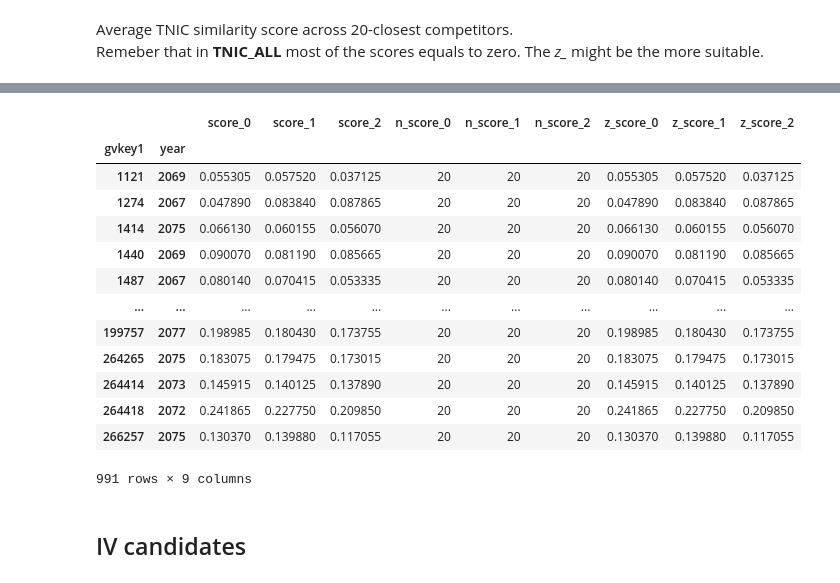
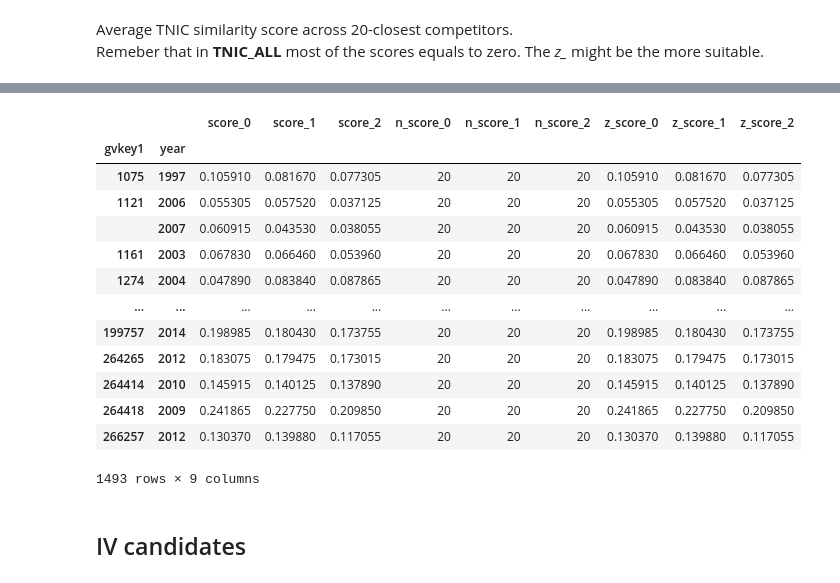
Before and after one commit to heejinohn/cko2019, a Jupyter notebook: 1_code/Review_IV.ipynb, the cells around one changed output, grey strips where cells are left out. Saved outputs shown, nothing was run; the diff lists cells and outputs as text; code cells hidden in the pictures.

```diff
--- a/1_code/Review_IV.ipynb
+++ b/1_code/Review_IV.ipynb
@@ -96,24 +78,24 @@ avg_sim[(avg_sim['score_0'] == 0) | (avg_sim['score_1'] == 0) | (avg_sim['score_
 # %%
 # avg_sim.dropna()
-# # 54963 observations with non-missing scores
+# # 55581 observations with non-missing scores
 
-avg_sim[(avg_sim['n_score_0'] == 20) & (avg_sim['n_score_1'] == 20) & (avg_sim['n_score_2'] == 20)]
-# # 991 observations with all 20 competitors present in TNIC
+# avg_sim[(avg_sim['n_score_0'] == 20) & (avg_sim['n_score_1'] == 20) & (avg_sim['n_score_2'] == 20)]
+# # 1483 observations with all 20 competitors present in TNIC
 # %% [output]
 |  |  | score_0 | score_1 | score_2 | n_score_0 | n_score_1 | n_score_2 | z_score_0 | z_score_1 | z_score_2 |
 | gvkey1 | year |  |  |  |  |  |  |  |  |  |
-| 1121 | 2069 | 0.055305 | 0.057520 | 0.037125 | 20 | 20 | 20 | 0.055305 | 0.057520 | 0.037125 |
-| 1274 | 2067 | 0.047890 | 0.083840 | 0.087865 | 20 | 20 | 20 | 0.047890 | 0.083840 | 0.087865 |
-| 1414 | 2075 | 0.066130 | 0.060155 | 0.056070 | 20 | 20 | 20 | 0.066130 | 0.060155 | 0.056070 |
-| 1440 | 2069 | 0.090070 | 0.081190 | 0.085665 | 20 | 20 | 20 | 0.090070 | 0.081190 | 0.085665 |
-| 1487 | 2067 | 0.080140 | 0.070415 | 0.053335 | 20 | 20 | 20 | 0.080140 | 0.070415 | 0.053335 |
+| 1075 | 1997 | 0.105910 | 0.081670 | 0.077305 | 20 | 20 | 20 | 0.105910 | 0.081670 | 0.077305 |
+| 1121 | 2006 | 0.055305 | 0.057520 | 0.037125 | 20 | 20 | 20 | 0.055305 | 0.057520 | 0.037125 |
+|  | 2007 | 0.060915 | 0.043530 | 0.038055 | 20 | 20 | 20 | 0.060915 | 0.043530 | 0.038055 |
+| 1161 | 2003 | 0.067830 | 0.066460 | 0.053960 | 20 | 20 | 20 | 0.067830 | 0.066460 | 0.053960 |
+| 1274 | 2004 | 0.047890 | 0.083840 | 0.087865 | 20 | 20 | 20 | 0.047890 | 0.083840 | 0.087865 |
 | ... | ... | ... | ... | ... | ... | ... | ... | ... | ... | ... |
-| 199757 | 2077 | 0.198985 | 0.180430 | 0.173755 | 20 | 20 | 20 | 0.198985 | 0.180430 | 0.173755 |
-| 264265 | 2075 | 0.183075 | 0.179475 | 0.173015 | 20 | 20 | 20 | 0.183075 | 0.179475 | 0.173015 |
-| 264414 | 2073 | 0.145915 | 0.140125 | 0.137890 | 20 | 20 | 20 | 0.145915 | 0.140125 | 0.137890 |
-| 264418 | 2072 | 0.241865 | 0.227750 | 0.209850 | 20 | 20 | 20 | 0.241865 | 0.227750 | 0.209850 |
-| 266257 | 2075 | 0.130370 | 0.139880 | 0.117055 | 20 | 20 | 20 | 0.130370 | 0.139880 | 0.117055 |
+| 199757 | 2014 | 0.198985 | 0.180430 | 0.173755 | 20 | 20 | 20 | 0.198985 | 0.180430 | 0.173755 |
+| 264265 | 2012 | 0.183075 | 0.179475 | 0.173015 | 20 | 20 | 20 | 0.183075 | 0.179475 | 0.173015 |
+| 264414 | 2010 | 0.145915 | 0.140125 | 0.137890 | 20 | 20 | 20 | 0.145915 | 0.140125 | 0.137890 |
+| 264418 | 2009 | 0.241865 | 0.227750 | 0.209850 | 20 | 20 | 20 | 0.241865 | 0.227750 | 0.209850 |
+| 266257 | 2012 | 0.130370 | 0.139880 | 0.117055 | 20 | 20 | 20 | 0.130370 | 0.139880 | 0.117055 |
-991 rows × 9 columns
+1493 rows × 9 columns
 # %% [markdown]
 ## IV candidates
 # %% [markdown]
```
Also changed, not shown: parts of 8 cells of this notebook, 3 other files.
